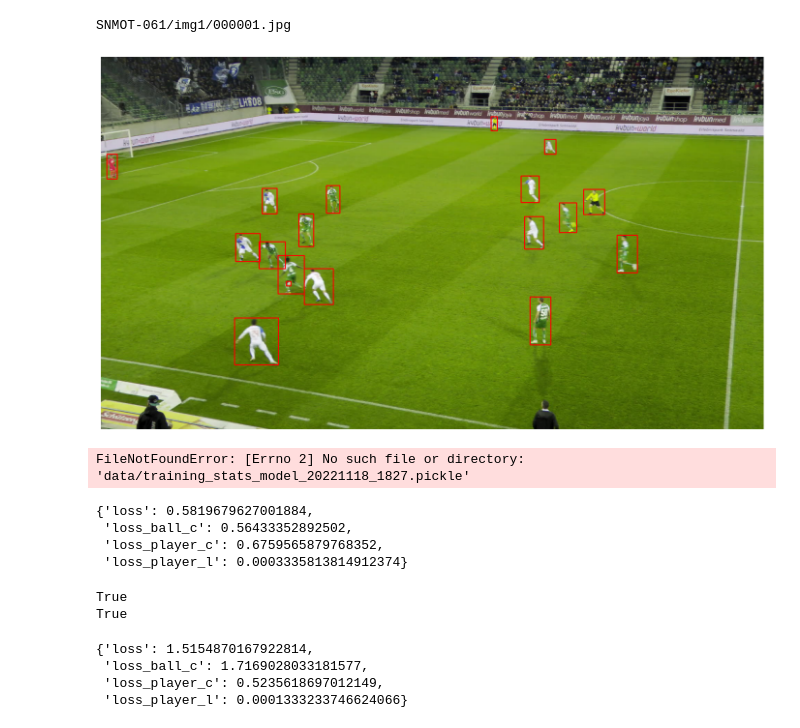
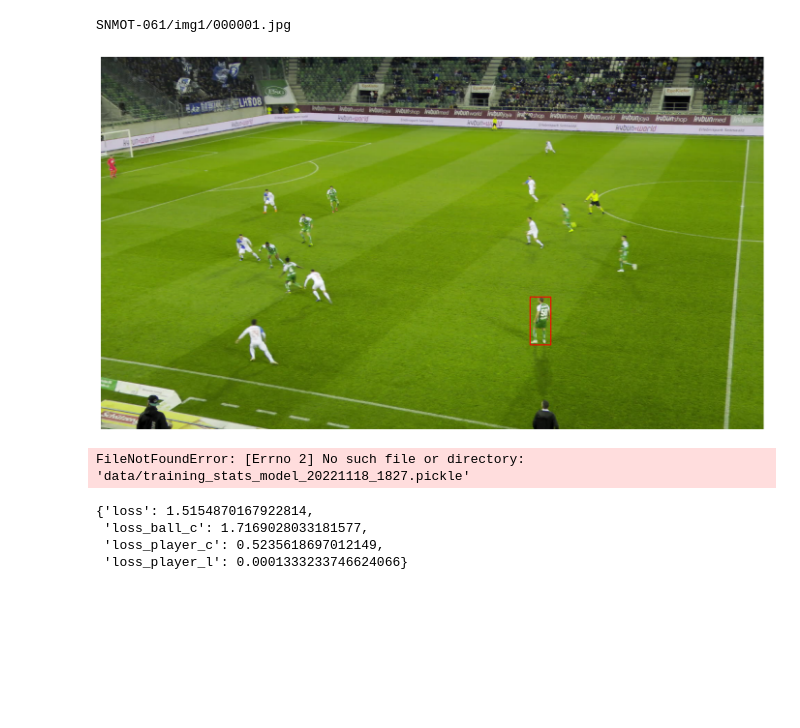
Before and after one commit to A-NGJ/deeplearning2022-footandball, a Jupyter notebook: helper.ipynb, the cells around one changed output. Cells and saved outputs as stored; diff of their text form; code cells hidden in the pictures; blank space fills up the shorter version.

```diff
--- a/helper.ipynb
+++ b/helper.ipynb
@@ -16,8 +7,0 @@ FileNotFoundError: [Errno 2] No such file or directory: 'data/bmvc17/annotation_
-# %%
-
-img = cv2.imread(f"data/bmvc17/DataSet_001/0186.jpg")
-img = image.draw_bboxes(img, annotations, image.Color.RED)
-plt.figure(figsize=(20, 10))
-plt.imshow(img)
-plt.axis("off")
-plt.show()
@@ -52,40 +13,30 @@ sn.image_list
 # %%
 for img_path, ann in zip(sn.image_list, sn.gt):
     print(img_path)
     img = cv2.imread(soccer_net_path + img_path)
     img = cv2.cvtColor(img, cv2.COLOR_BGR2RGB)
-    img = image.draw_bboxes(img, ann, image.Color.RED)
+    img = image.draw_bboxes(img, np.array([ann[-2]]), image.Color.RED)
 
     plt.figure(figsize=(20, 10))
     plt.imshow(img)
     plt.axis("off")
     plt.show()
     break
 # %% [output]
 SNMOT-061/img1/000001.jpg
-[figure, old version]
+[figure, new version]
-# %%
-import pickle
-
-with open("data/training_stats_model_20221118_1827.pickle", "rb") as rfile:
-    data = pickle.load(rfile)
-# %% [output]
-FileNotFoundError: [Errno 2] No such file or directory: 'data/training_stats_model_20221118_1827.pickle'
-# %%
-data["train"][-1]
-# %% [output]
-{'loss': 0.5819679627001884,
- 'loss_ball_c': 0.56433352892502,
- 'loss_player_c': 0.6759565879768352,
- 'loss_player_l': 0.0003335813814912374}
-# %%
-import torch
-
-print(torch.backends.mps.is_available())
-print(torch.backends.mps.is_built())
-# %% [output]
-True
-True
+# %%
+for img_path, ann in zip(sn.image_list, sn.gt):
+    img = cv2.imread(soccer_net_path + img_path)
+    # img = cv2.cvtColor(img, cv2.COLOR_BGR2RGB)
+    for bbox in ann:
+        cv2.imshow(img_path, image.draw_bboxes(img, np.array([bbox]), image.Color.RED))
+        key = cv2.waitKey(0)
+        cv2.destroyAllWindows()
+    cv2.destroyAllWindows()
+    break
+# %% [output]
+FileNotFoundError: [Errno 2] No such file or directory: 'data/training_stats_model_20221118_1827.pickle'
 # %%
 import pickle
 
```
Also changed, not shown: parts of 4 cells of this notebook, 5 other files.
